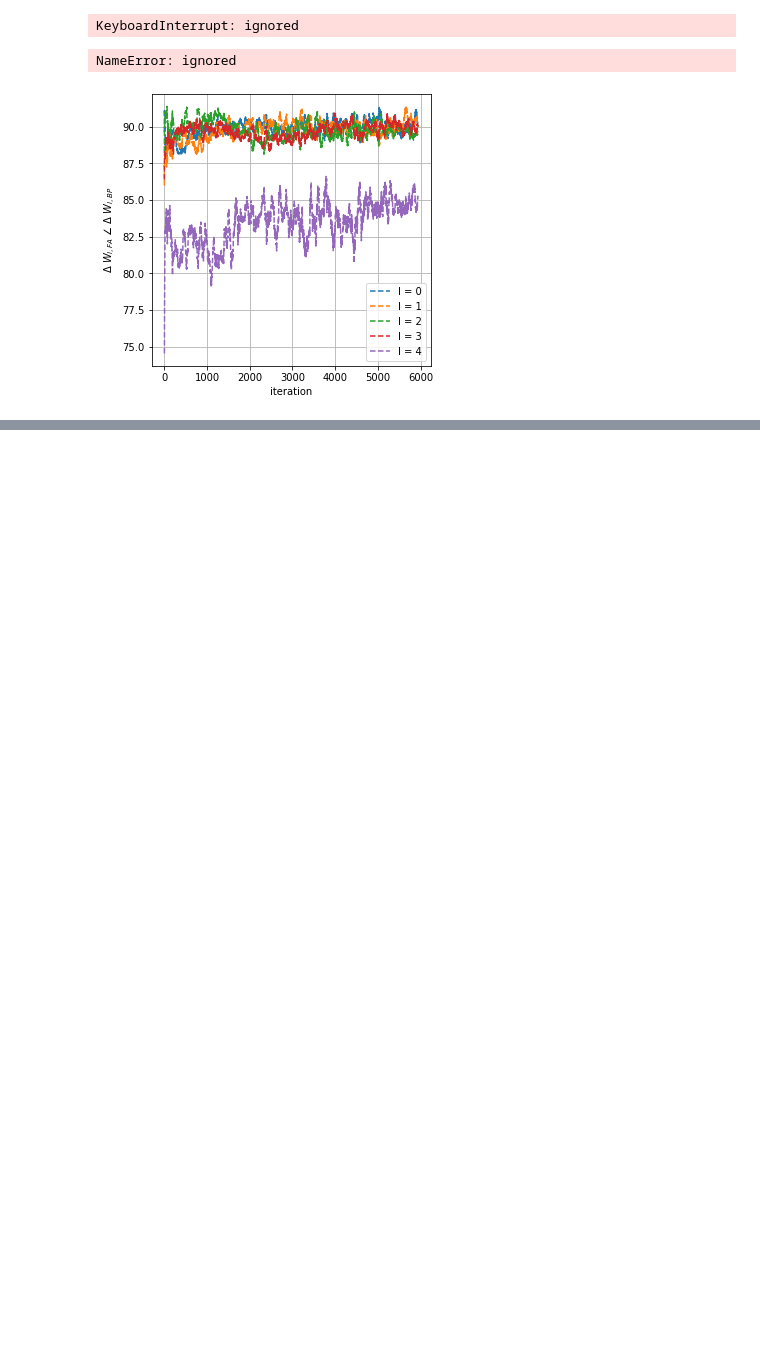
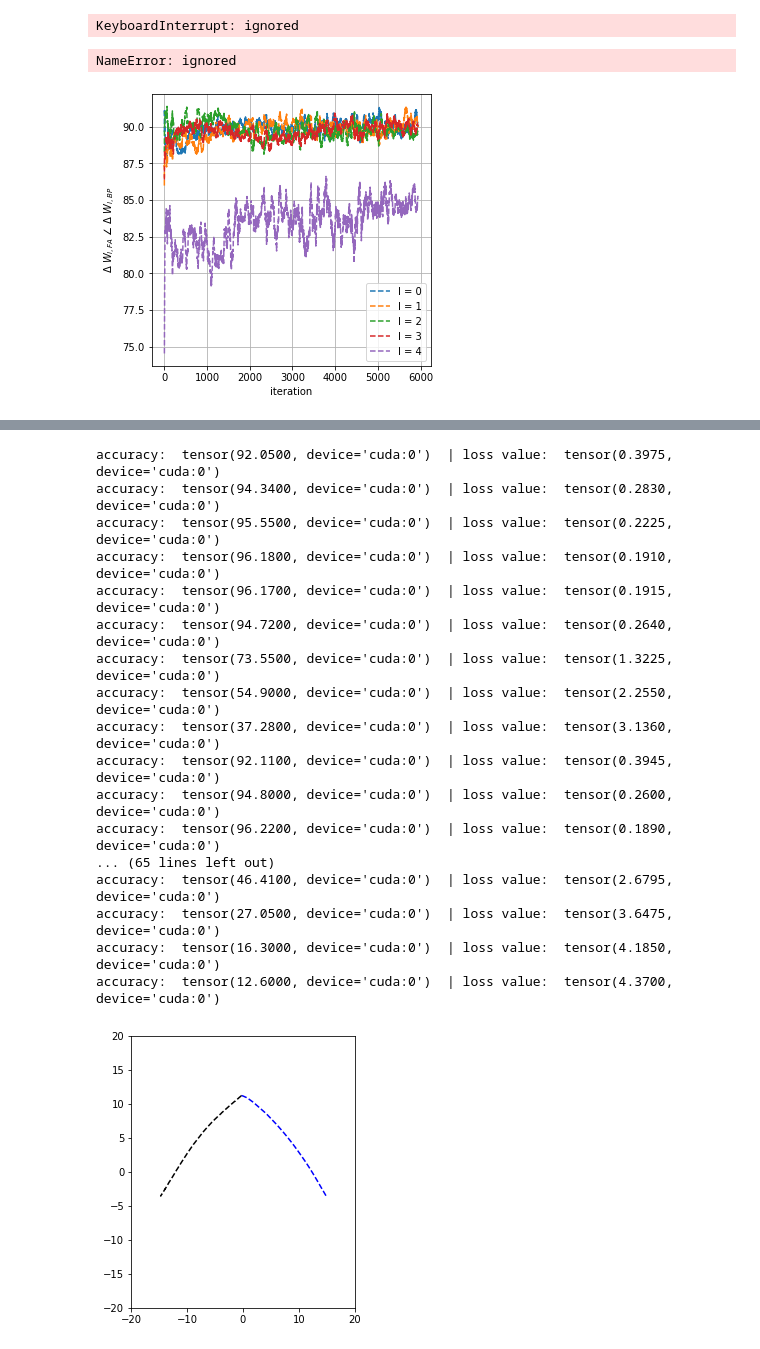
Before and after one commit to ARMINPAN/Advance-Neuroscience-FInal-Project, a Jupyter notebook: Main.ipynb, the cells around one changed output, grey strips where cells are left out. Drawn from its saved outputs; the diff is of its cells as text; code cells hidden in the pictures; blank space fills up the shorter version.

```diff
--- a/Main.ipynb
+++ b/Main.ipynb
@@ -2127,0 +2114,61 @@ print('network training done!')
+# %%
+# PCA on learnable parameters
+from sklearn.decomposition import PCA
+
+# put bp and fa matrix together
+all_params = torch.cat((all_params_FA,all_params_BP),0)
+
+# zero mean
+all_params_meanRMV = all_params.T - torch.mean(all_params, 1)
+
+# PCA
+pca = PCA(n_components=2) # keep two biggest PCs
+pca.fit(all_params.cpu().numpy())
+dim_reduced_params = pca.transform(all_params_meanRMV.T.cpu().numpy())
+
+# contour map
+pc1_selected_points = torch.arange(-20,21,5)
+pc2_selected_points = torch.arange(-20,21,5)
+loss_mat = torch.zeros((len(pc1_selected_points),len(pc2_selected_points)))
+for i in range (len(pc1_selected_points)):
+  for j in range (len(pc2_selected_points)):
+    reconstructed_params = torch.from_numpy(pca.inverse_transform([pc1_selected_points[i],pc2_selected_points[j]])).float().to(dev)
+    b1_recon, b2_recon, b3_recon, b4_recon, b5_recon, w0_recon, w1_recon, w2_recon, w3_recon, w4_recon = \
+      reconstructed_params[0:50],\
+      reconstructed_params[50:2*50],\
+      reconstructed_params[2*50:3*50],\
+      reconstructed_params[3*50:4*50],\
+      reconstructed_params[4*50:5*50],\
+      torch.reshape(reconstructed_params[5*50:5*50+225*50], (225, 50)),\
+      torch.reshape(reconstructed_params[5*50+225*50:5*50+225*50+50**2], (50, 50)),\
+      torch.reshape(reconstructed_params[5*50+225*50+50**2:5*50+225*50+2*(50**2)], (50, 50)),\
+      torch.reshape(reconstructed_params[5*50+225*50+2*(50**2):5*50+225*50+3*(50**2)], (50, 50)),\
+      torch.reshape(reconstructed_params[5*50+225*50+3*(50**2):5*50+225*50+4*(50**2)], (50, 50))
+
+    _, loss_mat[i,j] = loss_val_testdata(w0_recon,w1_recon,w2_recon,w3_recon,w4_recon,b1_recon,b2_recon,b3_recon,b4_recon,b5_recon,categories_nhot,y_test_nhot,x_te_norm)
+
+# Plot the trajectories
+fig, ax = plt.subplots(1,1,figsize=(4,5))
+ax.plot(dim_reduced_params[0:5999,0],dim_reduced_params[0:5999,1], color='blue', linestyle='dashed')
+ax.plot(dim_reduced_params[6000:-1,0],dim_reduced_params[6000:-1,1], color='black', linestyle='dashed')
+ax.set_xlim([-20, 20]);
+ax.set_ylim([-20, 20]);
+# %% [output]
+accuracy:  tensor(92.0500, device='cuda:0')  | loss value:  tensor(0.3975, device='cuda:0')
+accuracy:  tensor(94.3400, device='cuda:0')  | loss value:  tensor(0.2830, device='cuda:0')
+accuracy:  tensor(95.5500, device='cuda:0')  | loss value:  tensor(0.2225, device='cuda:0')
+accuracy:  tensor(96.1800, device='cuda:0')  | loss value:  tensor(0.1910, device='cuda:0')
+accuracy:  tensor(96.1700, device='cuda:0')  | loss value:  tensor(0.1915, device='cuda:0')
+accuracy:  tensor(94.7200, device='cuda:0')  | loss value:  tensor(0.2640, device='cuda:0')
+accuracy:  tensor(73.5500, device='cuda:0')  | loss value:  tensor(1.3225, device='cuda:0')
+accuracy:  tensor(54.9000, device='cuda:0')  | loss value:  tensor(2.2550, device='cuda:0')
+accuracy:  tensor(37.2800, device='cuda:0')  | loss value:  tensor(3.1360, device='cuda:0')
+accuracy:  tensor(92.1100, device='cuda:0')  | loss value:  tensor(0.3945, device='cuda:0')
+accuracy:  tensor(94.8000, device='cuda:0')  | loss value:  tensor(0.2600, device='cuda:0')
+accuracy:  tensor(96.2200, device='cuda:0')  | loss value:  tensor(0.1890, device='cuda:0')
+... (65 lines left out)
+accuracy:  tensor(46.4100, device='cuda:0')  | loss value:  tensor(2.6795, device='cuda:0')
+accuracy:  tensor(27.0500, device='cuda:0')  | loss value:  tensor(3.6475, device='cuda:0')
+accuracy:  tensor(16.3000, device='cuda:0')  | loss value:  tensor(4.1850, device='cuda:0')
+accuracy:  tensor(12.6000, device='cuda:0')  | loss value:  tensor(4.3700, device='cuda:0')
+[figure, added]
```
Also changed, not shown: parts of 6 cells of this notebook.
